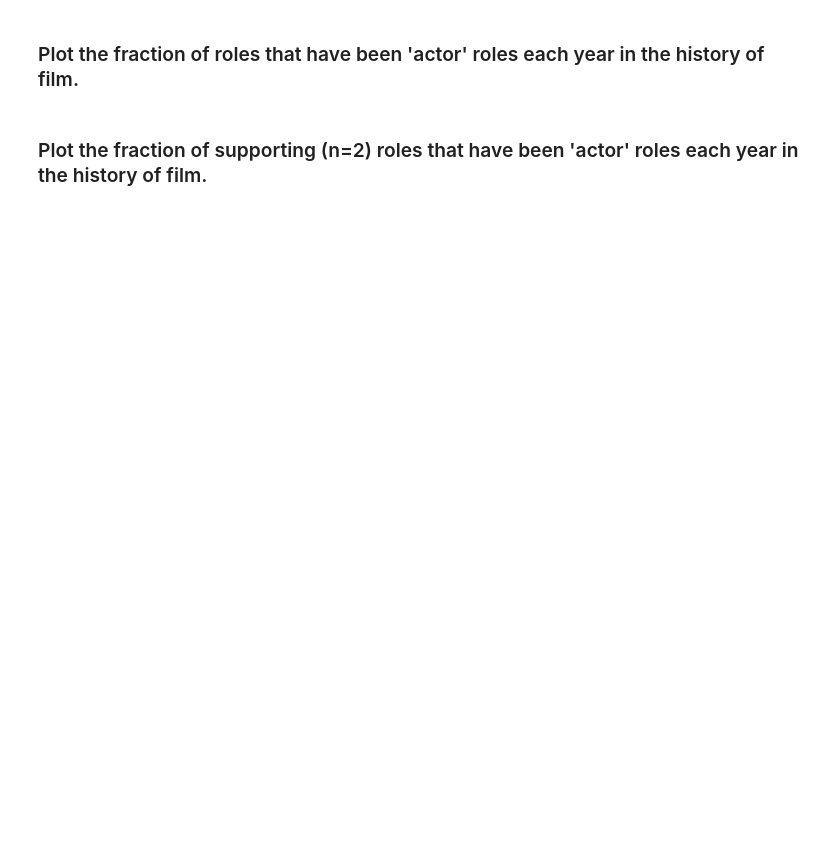
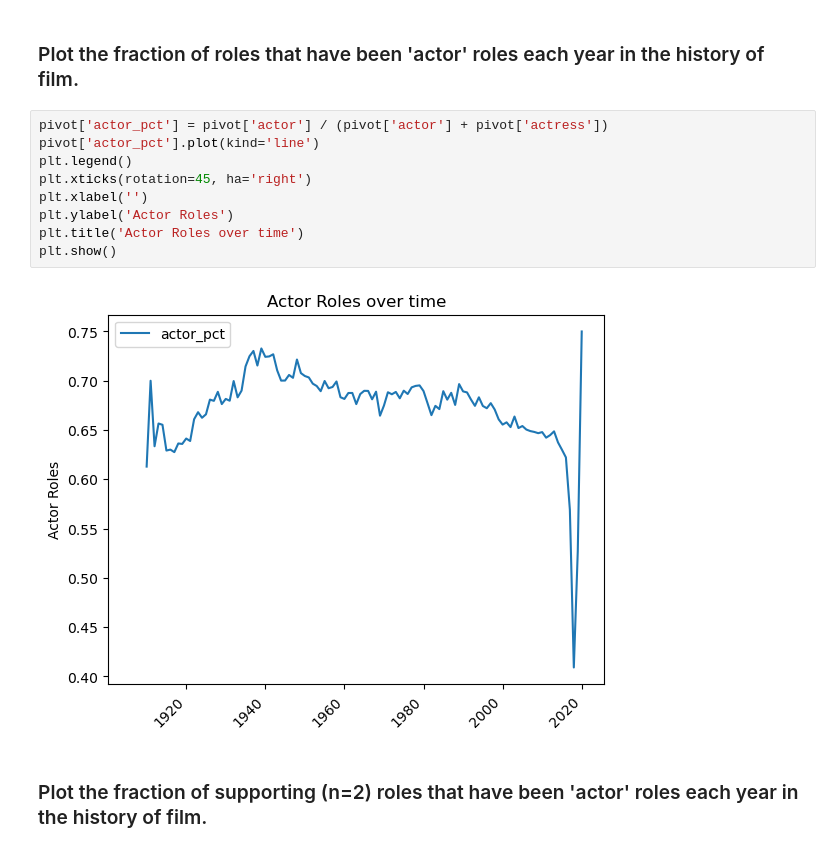
Before and after one commit to ronibars/pycon-pandas-tutorial, a Jupyter notebook: Exercises-4.ipynb, the cells around one changed output. Saved outputs shown, nothing was run; the diff lists cells and outputs as text; blank space fills up the shorter version.

```diff
--- a/Exercises-4.ipynb
+++ b/Exercises-4.ipynb
@@ -82,4 +127,15 @@ print(sup_bat_merged2.loc[sup_bat_merged2['remark'] == 'Batman Year'])
 # %% [markdown]
 ### Plot the fraction of roles that have been 'actor' roles each year in the history of film.
+# %%
+pivot['actor_pct'] = pivot['actor'] / (pivot['actor'] + pivot['actress'])
+pivot['actor_pct'].plot(kind='line')
+plt.legend()
+plt.xticks(rotation=45, ha='right')
+plt.xlabel('')
+plt.ylabel('Actor Roles')
+plt.title('Actor Roles over time')
+plt.show()
+# %% [output]
+[figure, added]
 # %% [markdown]
 ### Plot the fraction of supporting (n=2) roles that have been 'actor' roles each year in the history of film.
```
Also changed, not shown: parts of 6 cells of this notebook.
